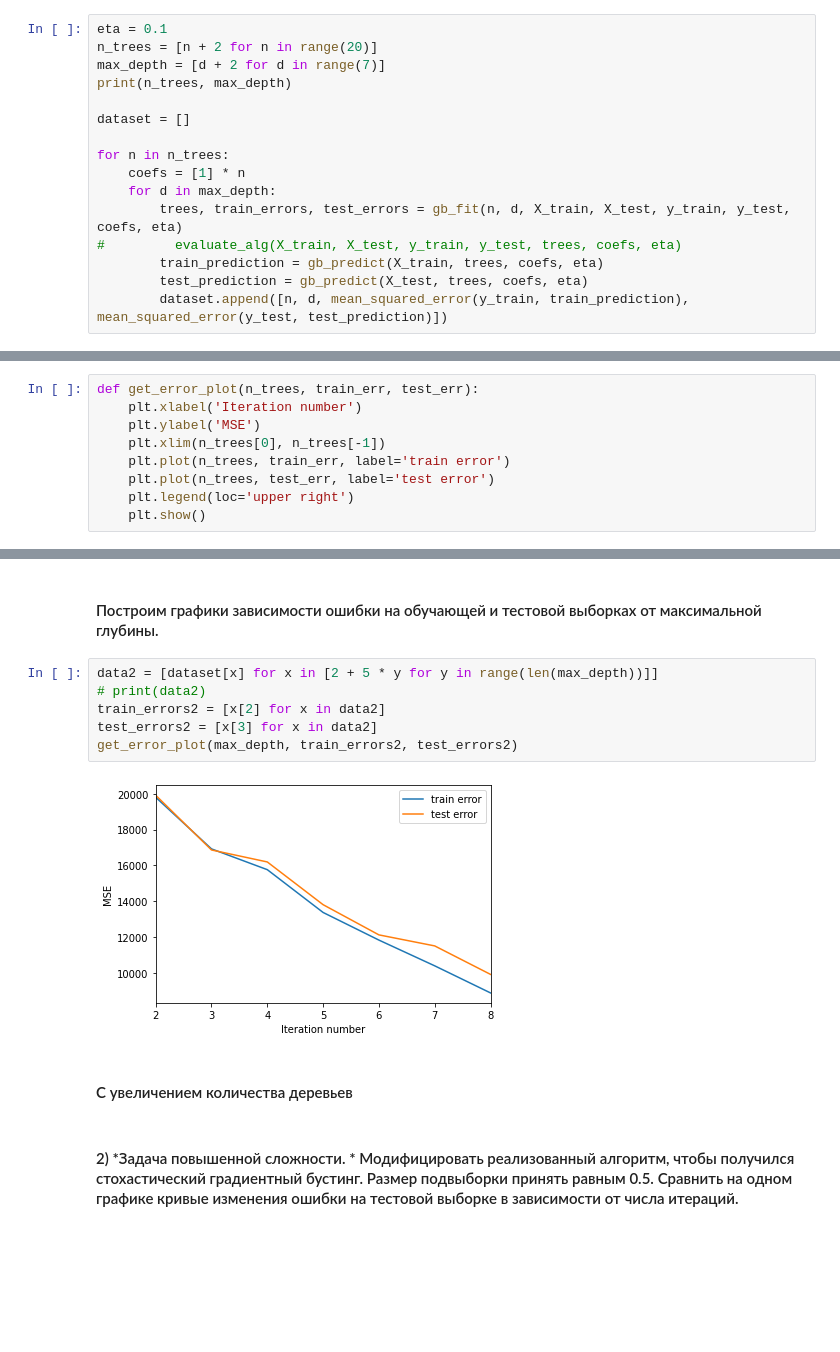
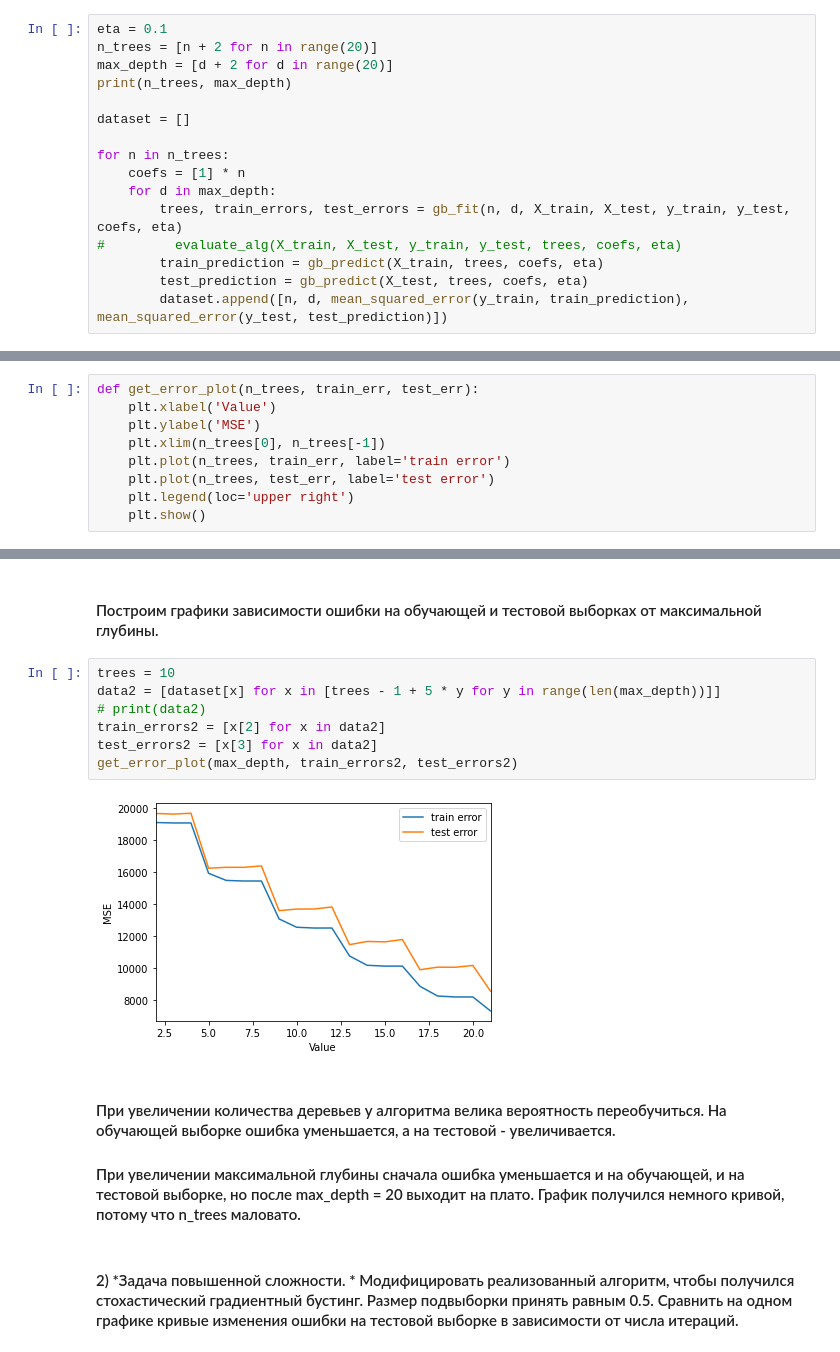
Before and after one commit to myselfadmirer/Algorithms_for_Data_Analysis, a Jupyter notebook: lesson6/lesson6.ipynb, the cells around one changed output, grey strips where cells are left out. Saved outputs shown, nothing was run; the diff lists cells and outputs as text; blank space fills up the shorter version.

```diff
--- a/lesson6/lesson6.ipynb
+++ b/lesson6/lesson6.ipynb
@@ -77,7 +77,7 @@ def gb_fit(n_trees, max_depth, X_train, X_test, y_train, y_test, coefs, eta):
 # %%
 eta = 0.1
 n_trees = [n + 2 for n in range(20)]
-max_depth = [d + 2 for d in range(7)]
+max_depth = [d + 2 for d in range(20)]
 print(n_trees, max_depth)
 
 dataset = []
@@ -96,7 +96,7 @@ for n in n_trees:
 #### Построим графики зависимости ошибки на обучающей и тестовой выборках от количества деревьев.
 # %%
 def get_error_plot(n_trees, train_err, test_err):
-    plt.xlabel('Iteration number')
+    plt.xlabel('Value')
     plt.ylabel('MSE')
     plt.xlim(n_trees[0], n_trees[-1])
     plt.plot(n_trees, train_err, label='train error')
@@ -114,14 +115,16 @@ get_error_plot(n_trees, train_errors, test_errors)
 # %% [markdown]
 #### Построим графики зависимости ошибки на обучающей и тестовой выборках от максимальной глубины.
 # %%
-data2 = [dataset[x] for x in [2 + 5 * y for y in range(len(max_depth))]]
+trees = 10
+data2 = [dataset[x] for x in [trees - 1 + 5 * y for y in range(len(max_depth))]]
 # print(data2)
 train_errors2 = [x[2] for x in data2]
 test_errors2 = [x[3] for x in data2]
 get_error_plot(max_depth, train_errors2, test_errors2)
 # %% [output]
-[figure, old version]
+[figure, new version]
-# %% [markdown]
-#### С увеличением количества деревьев
+# %% [markdown]
+#### При увеличении количества деревьев у алгоритма велика вероятность переобучиться. На обучающей выборке ошибка уменьшается, а на тестовой - увеличивается.
+#### При увеличении максимальной глубины сначала ошибка уменьшается и на обучающей, и на тестовой выборке, но после max_depth = 20 выходит на плато. График получился немного кривой, потому что n_trees маловато.
 # %% [markdown]
 #### 2) *Задача повышенной сложности. * Модифицировать реализованный алгоритм, чтобы получился стохастический градиентный бустинг. Размер подвыборки принять равным 0.5. Сравнить на одном графике кривые изменения ошибки на тестовой выборке в зависимости от числа итераций.
```
Also changed, not shown: parts of 2 cells of this notebook.
